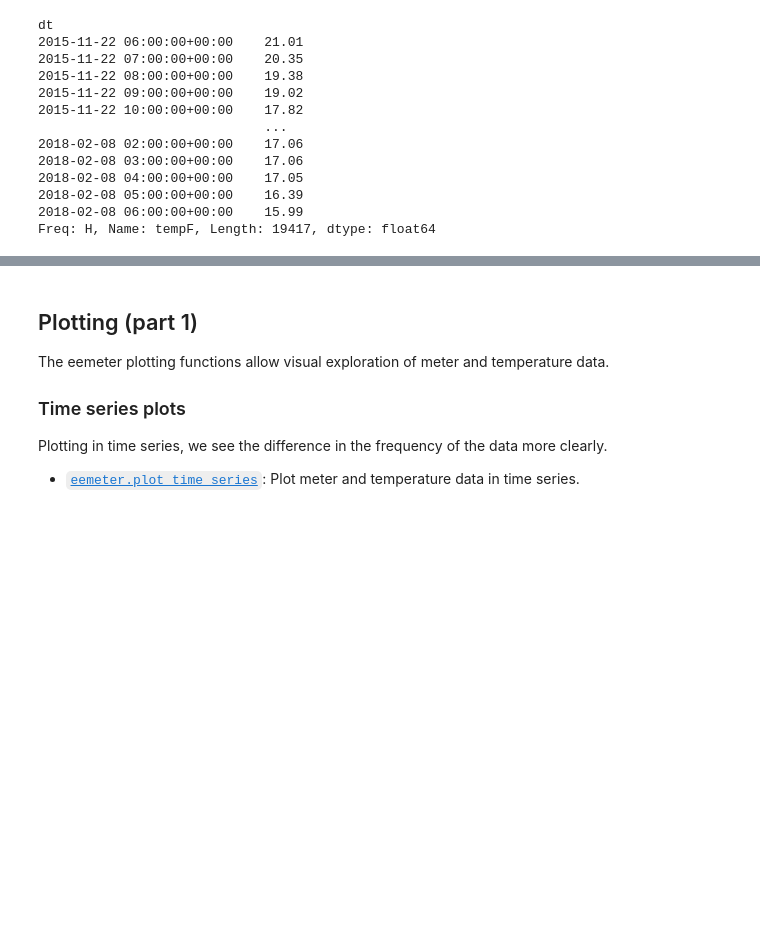
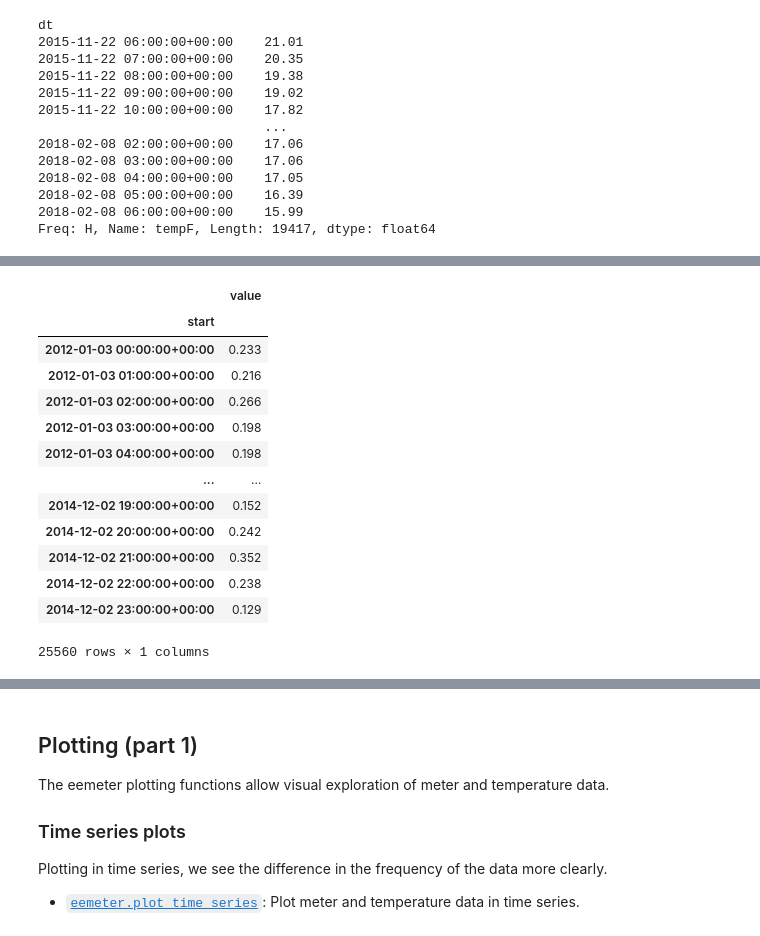
Before and after one commit to jfenna/eemeter-intl, a Jupyter notebook: scripts/tutorial.ipynb, the cells around one changed output, grey strips where cells are left out. Cells and saved outputs as stored; diff of their text form; code cells hidden in the pictures; blank space fills up the shorter version.

```diff
--- a/scripts/tutorial.ipynb
+++ b/scripts/tutorial.ipynb
@@ -341,0 +365,18 @@ Freq: H, Name: tempF, Length: 19417, dtype: float64
+# %%
+electricity_data_2, temperature_data_2, metadata_2 = eemeter.load_sample('uk-electricity-hdd-only-hourly-sample-2', tempF=False)
+electricity_data_2
+# %% [output]
+|  | value |
+| start |  |
+| 2012-01-03 00:00:00+00:00 | 0.233 |
+| 2012-01-03 01:00:00+00:00 | 0.216 |
+| 2012-01-03 02:00:00+00:00 | 0.266 |
+| 2012-01-03 03:00:00+00:00 | 0.198 |
+| 2012-01-03 04:00:00+00:00 | 0.198 |
+| ... | ... |
+| 2014-12-02 19:00:00+00:00 | 0.152 |
+| 2014-12-02 20:00:00+00:00 | 0.242 |
+| 2014-12-02 21:00:00+00:00 | 0.352 |
+| 2014-12-02 22:00:00+00:00 | 0.238 |
+| 2014-12-02 23:00:00+00:00 | 0.129 |
+25560 rows × 1 columns
```
Also changed, not shown: parts of 22 cells of this notebook, 1 other file.
